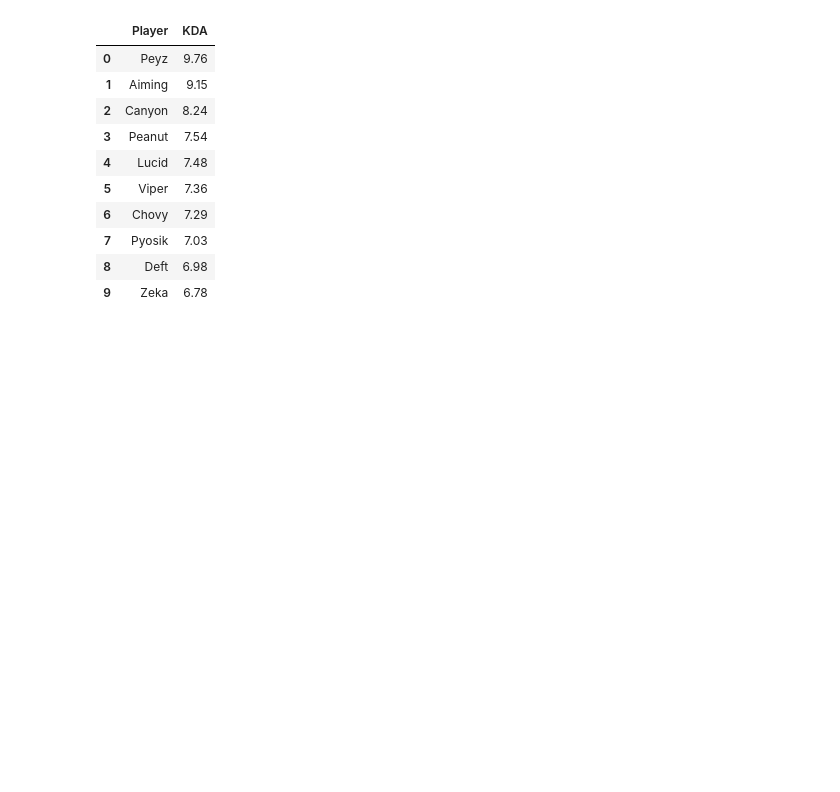
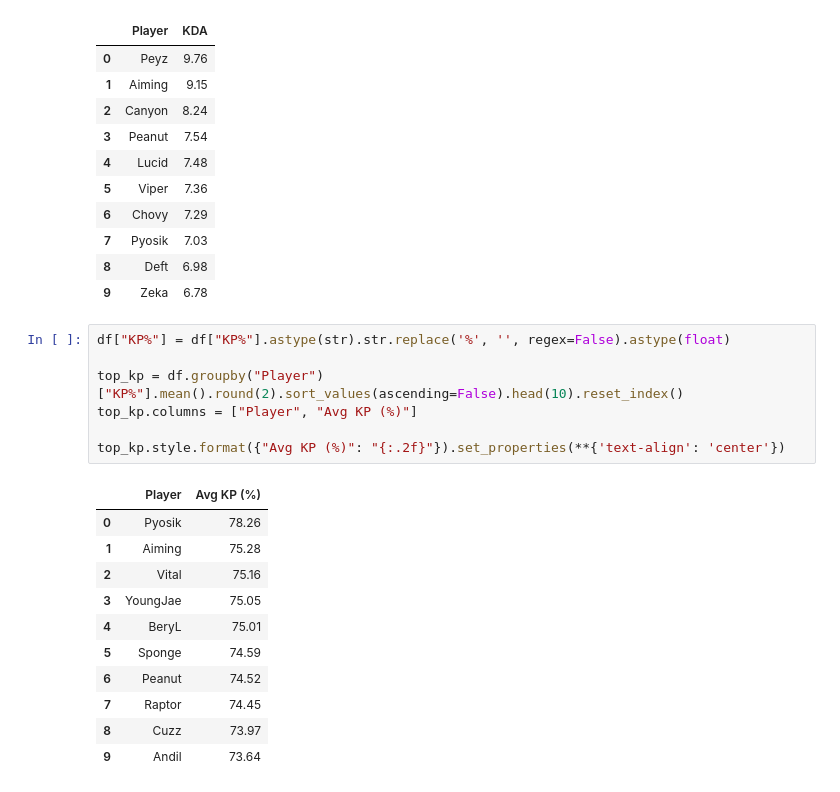
Before and after one commit to NguyenDung0210/LCK_Data_Analysis, a Jupyter notebook: analyze.ipynb, the cells around one changed output. Drawn from its saved outputs; the diff is of its cells as text; blank space fills up the shorter version.

```diff
--- a/analyze.ipynb
+++ b/analyze.ipynb
@@ -325,3 +325,22 @@ top_kda.style.format({"KDA": "{:.2f}"}).set_properties(**{'text-align': 'center'
 | 7 | Pyosik | 7.03 |
 | 8 | Deft | 6.98 |
 | 9 | Zeka | 6.78 |
+# %%
+df["KP%"] = df["KP%"].astype(str).str.replace('%', '', regex=False).astype(float)
+
+top_kp = df.groupby("Player")["KP%"].mean().round(2).sort_values(ascending=False).head(10).reset_index()
+top_kp.columns = ["Player", "Avg KP (%)"]
+
+top_kp.style.format({"Avg KP (%)": "{:.2f}"}).set_properties(**{'text-align': 'center'})
+# %% [output]
+|  | Player | Avg KP (%) |
+| 0 | Pyosik | 78.26 |
+| 1 | Aiming | 75.28 |
+| 2 | Vital | 75.16 |
+| 3 | YoungJae | 75.05 |
+| 4 | BeryL | 75.01 |
+| 5 | Sponge | 74.59 |
+| 6 | Peanut | 74.52 |
+| 7 | Raptor | 74.45 |
+| 8 | Cuzz | 73.97 |
+| 9 | Andil | 73.64 |
```
